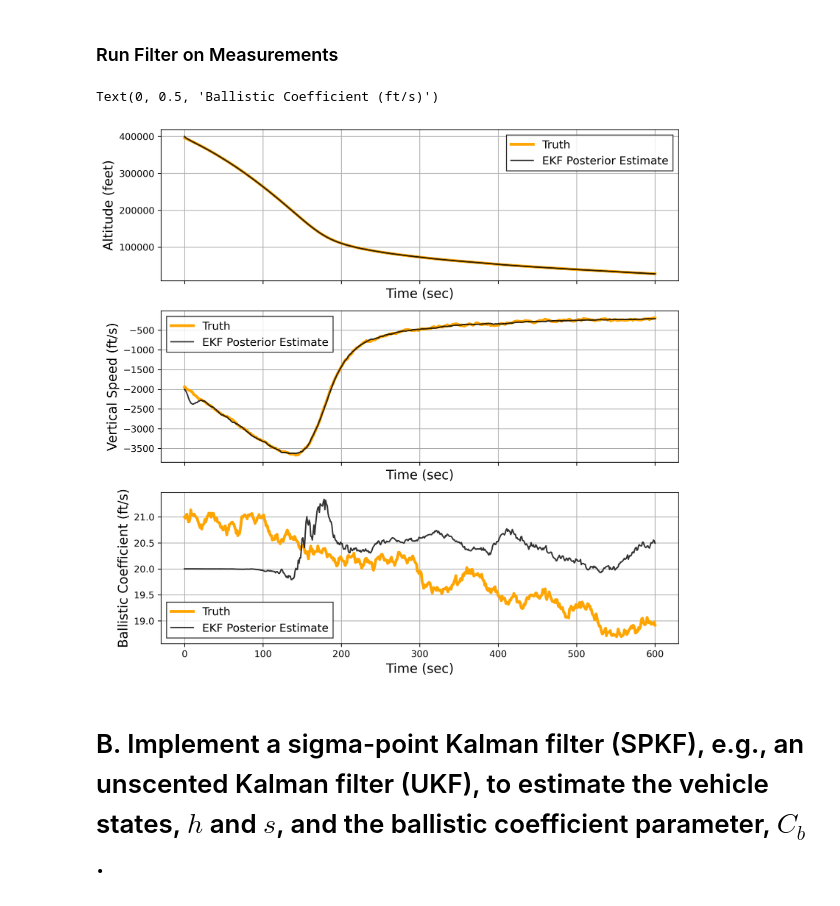
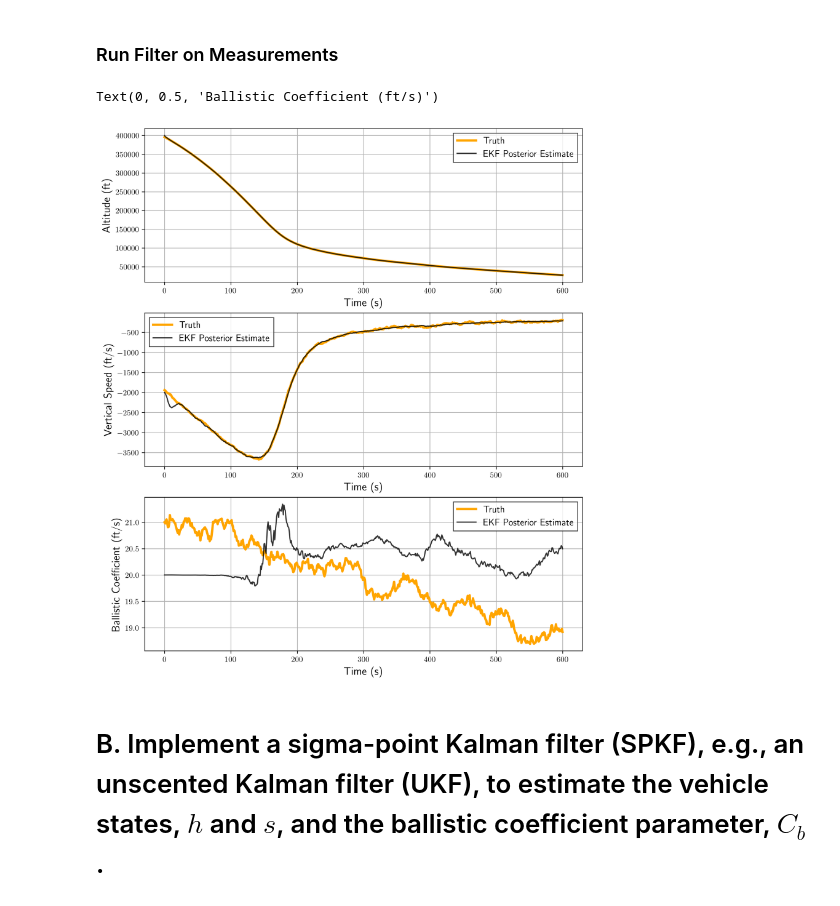
Before and after one commit to benlucke1/aem566, a Jupyter notebook: project5/aem566_project5_main.ipynb, the cells around one changed output. Cells and saved outputs as stored; diff of their text form; code cells hidden in the pictures.

Commit message:
change to latex plotting and format with nbqa

```diff
--- a/project5/aem566_project5_main.ipynb
+++ b/project5/aem566_project5_main.ipynb
@@ -12,6 +12,7 @@ from scipy.integrate import odeint
 from scipy.linalg import cholesky
 import os
 
-plt.rcParams["text.usetex"] = False
+plt.rcParams["text.usetex"] = True
+
 plt.rcParams["legend.edgecolor"] = "black"
 # %%
@@ -81,29 +106,32 @@ def predict(x_in, P_in, Q):
     P_k_km1 = F_jacobian @ P_in @ F_jacobian.T + Q
     return x_k_km1, P_k_km1
 
+
 def update(x_k_km1, P_k_km1, range_meas):
-    predicted_meausurement = get_measurement(x_k_km1) # Use measurement model h(x) to get predicted meas. based on dynamics
+    predicted_meausurement = get_measurement(
+        x_k_km1
+    )  # Use measurement model h(x) to get predicted meas. based on dynamics
     y_tilde = predicted_meausurement - range_meas
     Hk = jacobian_H(x_k_km1)
     Sk = (Hk @ P_k_km1 @ Hk.T) + R
-    Kk = (P_k_km1 @ Hk.T)/Sk
+    Kk = (P_k_km1 @ Hk.T) / Sk
     x_k_k = x_k_km1 - np.dot(Kk, y_tilde)
-    Krk = Kk.reshape(3,1) @ R.reshape(1,1) @ Kk.reshape(1,3)
-    imkh = np.eye(3) - (Kk.reshape(3,1) @ Hk.reshape(1,3))
+    Krk = Kk.reshape(3, 1) @ R.reshape(1, 1) @ Kk.reshape(1, 3)
+    imkh = np.eye(3) - (Kk.reshape(3, 1) @ Hk.reshape(1, 3))
     P_k_k = imkh @ P_k_km1 @ imkh.T
     return x_k_k, P_k_k
 # %% [markdown]
 ### Run Filter on Measurements
 # %%
 P0 = np.diag([100**2, 10**2, 1])
-Q = np.diag([10**2, 10**2, .05**2])
+Q = np.diag([10**2, 10**2, 0.05**2])
 R = np.array([100**2])
 x0 = np.array([400000, -2000, 20])
 
-n = len(df['yk'])
+n = len(df["yk"])
 res = np.zeros((n, 3))
 Pks = np.zeros((n, 3, 3))
-measurements_vector = df['yk'].to_numpy()
+measurements_vector = df["yk"].to_numpy()
 for k in range(n):
     if k == 0:
         x = x0
@@ -118,29 +146,31 @@ for k in range(n):
     res[k] = x
     Pks[k] = P
 # %%
-fig,(ax1, ax2, ax3) = plt.subplots(dpi=300,figsize=(10,10),nrows=3,ncols=1, sharex=True)
-ax1.plot(df['hk'],c='orange',linestyle='-',lw=3,label='Truth')
-ax1.plot(res[:,0],c='black',linestyle='-',alpha=0.8,label='EKF Posterior Estimate')
+fig, (ax1, ax2, ax3) = plt.subplots(
+    dpi=300, figsize=(10, 12), nrows=3, ncols=1, sharex=False
+)
+ax1.plot(df["hk"], c="orange", linestyle="-", lw=3, label="Truth")
+ax1.plot(res[:, 0], c="black", linestyle="-", alpha=0.8, label="EKF Posterior Estimate")
 ax1.grid()
-leg = ax1.legend(fancybox=False,fontsize=12)
-ax1.set_xlabel('Time (sec)',fontsize=14)
-ax1.set_ylabel('Altitude (feet)',fontsize=14)
+leg = ax1.legend(fancybox=False, fontsize=12)
+ax1.set_xlabel("Time (s)", fontsize=14)
+ax1.set_ylabel("Altitude (ft)", fontsize=14)
 
-ax2.plot(df['sk'],c='orange',linestyle='-',lw=3,label='Truth')
-ax2.plot(res[:,1],c='black',linestyle='-',alpha=0.8,label='EKF Posterior Estimate')
+ax2.plot(df["sk"], c="orange", linestyle="-", lw=3, label="Truth")
+ax2.plot(res[:, 1], c="black", linestyle="-", alpha=0.8, label="EKF Posterior Estimate")
 ax2.grid()
-leg = ax2.legend(fancybox=False,fontsize=12)
-ax2.set_xlabel('Time (sec)',fontsize=14)
-ax2.set_ylabel('Vertical Speed (ft/s)',fontsize=14)
+leg = ax2.legend(fancybox=False, fontsize=12)
+ax2.set_xlabel("Time (s)", fontsize=14)
+ax2.set_ylabel("Vertical Speed (ft/s)", fontsize=14)
 
-ax3.plot(df['cbk'],c='orange',linestyle='-',lw=3,label='Truth')
-ax3.plot(res[:,2],c='black',linestyle='-',alpha=0.8,label='EKF Posterior Estimate')
+ax3.plot(df["cbk"], c="orange", linestyle="-", lw=3, label="Truth")
+ax3.plot(res[:, 2], c="black", linestyle="-", alpha=0.8, label="EKF Posterior Estimate")
 ax3.grid()
-leg = ax3.legend(fancybox=False,fontsize=12)
-ax3.set_xlabel('Time (sec)',fontsize=14)
-ax3.set_ylabel('Ballistic Coefficient (ft/s)',fontsize=14)
+leg = ax3.legend(fancybox=False, fontsize=12)
+ax3.set_xlabel("Time (s)", fontsize=14)
+ax3.set_ylabel("Ballistic Coefficient (ft/s)", fontsize=14)
 # %% [output]
 Text(0, 0.5, 'Ballistic Coefficient (ft/s)')
-[figure, old version]
+[figure, new version]
 # %% [markdown]
 # B. Implement a sigma-point Kalman filter (SPKF), e.g., an unscented Kalman filter (UKF), to estimate the vehicle states, $h$ and $s$, and the ballistic coefficient parameter, $C_b$.
```
Also changed, not shown: parts of 13 cells of this notebook.
